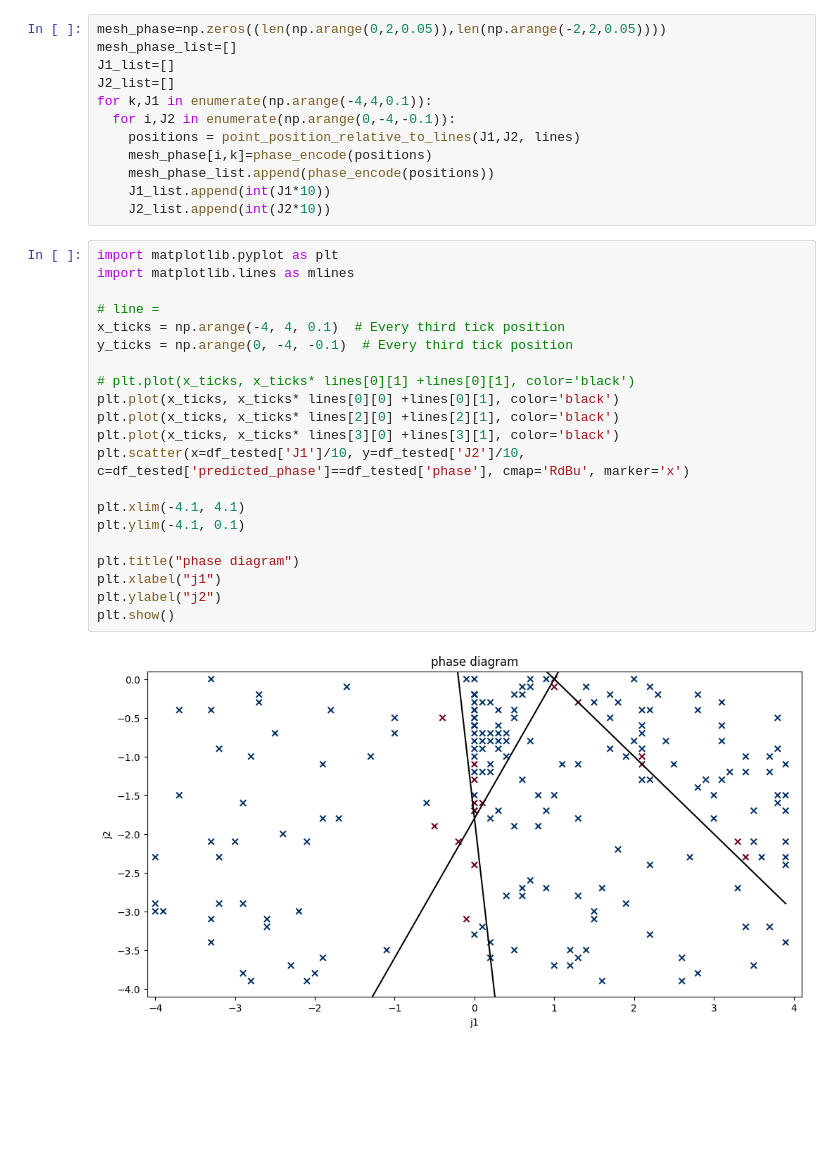
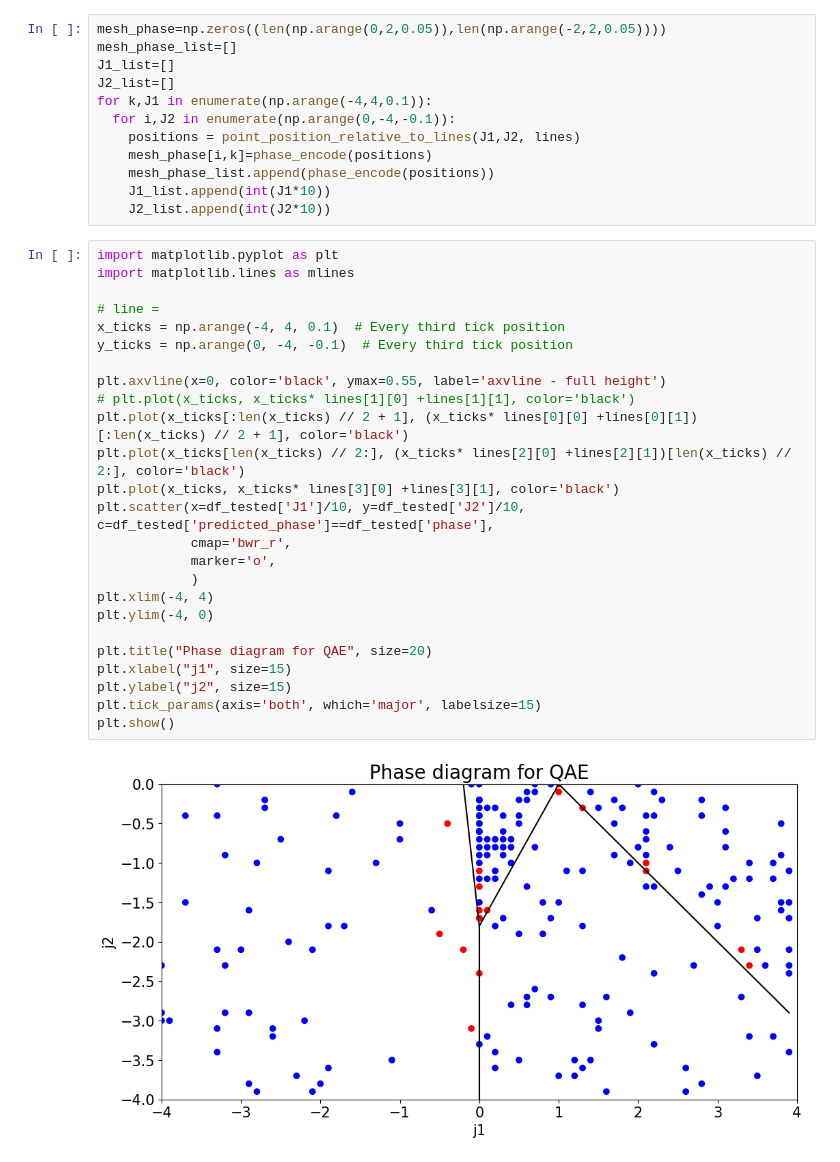
Before and after one commit to myrimur/qml-2024, a Jupyter notebook: qae.ipynb, the cells around one changed output. Drawn from its saved outputs; the diff is of its cells as text; blank space fills up the shorter version.

Commit message:
Improve QAE plots

```diff
--- a/qae.ipynb
+++ b/qae.ipynb
@@ -399,26 +400,30 @@ for k,J1 in enumerate(np.arange(-4,4,0.1)):
 # %%
 import matplotlib.pyplot as plt
 import matplotlib.lines as mlines
 
 # line =
 x_ticks = np.arange(-4, 4, 0.1)  # Every third tick position
 y_ticks = np.arange(0, -4, -0.1)  # Every third tick position
 
-# plt.plot(x_ticks, x_ticks* lines[0][1] +lines[0][1], color='black')
-plt.plot(x_ticks, x_ticks* lines[0][0] +lines[0][1], color='black')
-plt.plot(x_ticks, x_ticks* lines[2][0] +lines[2][1], color='black')
+plt.axvline(x=0, color='black', ymax=0.55, label='axvline - full height')
+# plt.plot(x_ticks, x_ticks* lines[1][0] +lines[1][1], color='black')
+plt.plot(x_ticks[:len(x_ticks) // 2 + 1], (x_ticks* lines[0][0] +lines[0][1])[:len(x_ticks) // 2 + 1], color='black')
+plt.plot(x_ticks[len(x_ticks) // 2:], (x_ticks* lines[2][0] +lines[2][1])[len(x_ticks) // 2:], color='black')
 plt.plot(x_ticks, x_ticks* lines[3][0] +lines[3][1], color='black')
-plt.scatter(x=df_tested['J1']/10, y=df_tested['J2']/10, c=df_tested['predicted_phase']==df_tested['phase'], cmap='RdBu', marker='x')
+plt.scatter(x=df_tested['J1']/10, y=df_tested['J2']/10, c=df_tested['predicted_phase']==df_tested['phase'],
+            cmap='bwr_r',
+            marker='o',
+            )
+plt.xlim(-4, 4)
+plt.ylim(-4, 0)
 
-plt.xlim(-4.1, 4.1)
-plt.ylim(-4.1, 0.1)
-
-plt.title("phase diagram")
-plt.xlabel("j1")
-plt.ylabel("j2")
+plt.title("Phase diagram for QAE", size=20)
+plt.xlabel("j1", size=15)
+plt.ylabel("j2", size=15)
+plt.tick_params(axis='both', which='major', labelsize=15)
 plt.show()
 # %% [output]
-[figure, old version]
+[figure, new version]
 # %%
 import matplotlib.pyplot as plt
 import seaborn as sns
```
Also changed, not shown: parts of 2 cells of this notebook.
